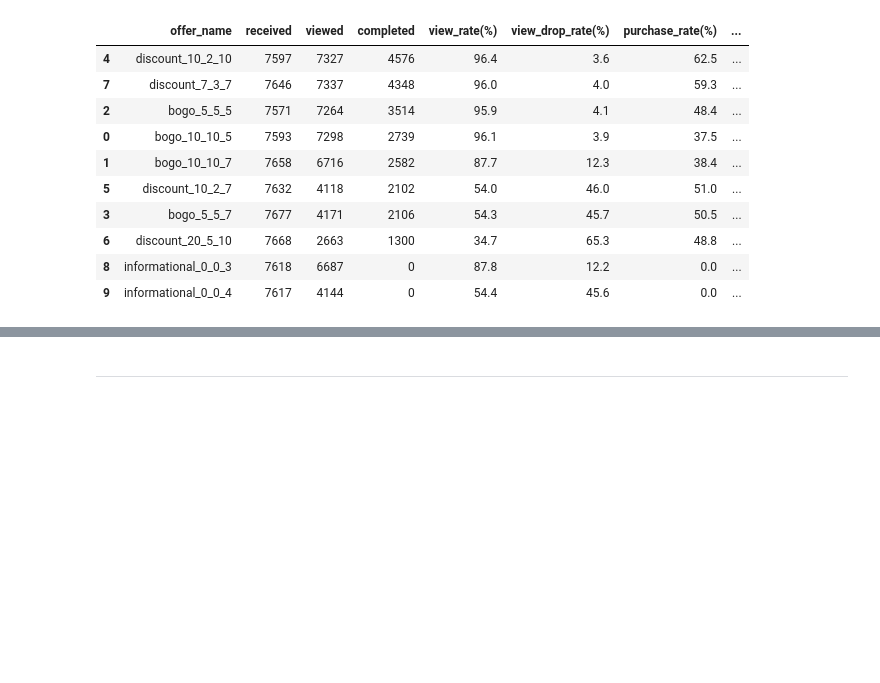
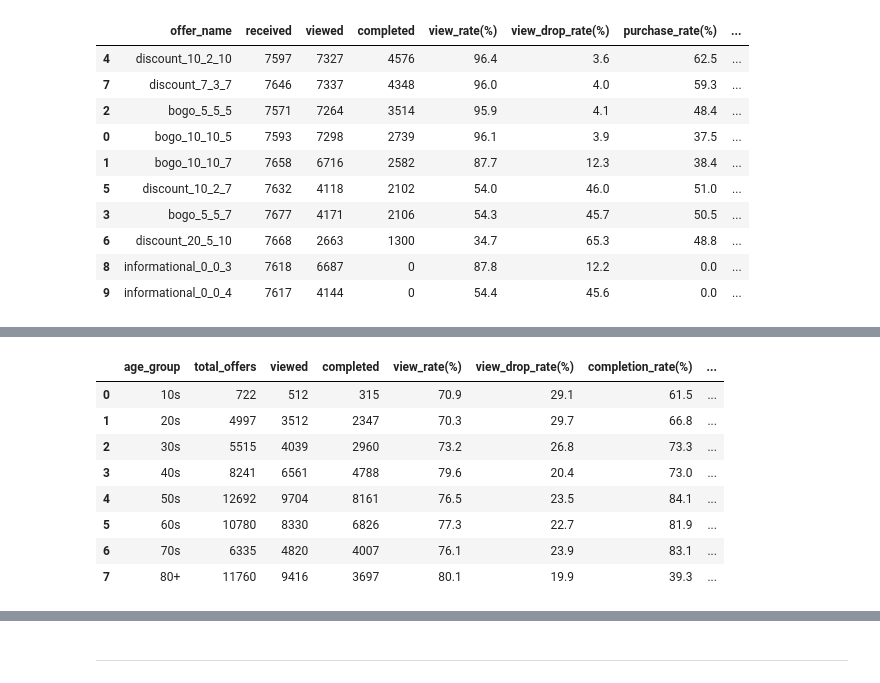
Before and after one commit to yoohengu/marketing_starbucks, a Jupyter notebook: khw/04_UK_bogo_dis_seg_cus.ipynb, the cells around one changed output, grey strips where cells are left out. Saved outputs shown, nothing was run; the diff lists cells and outputs as text; code cells hidden in the pictures; blank space fills up the shorter version.

```diff
--- a/khw/04_UK_bogo_dis_seg_cus.ipynb
+++ b/khw/04_UK_bogo_dis_seg_cus.ipynb
@@ -721,0 +725,10 @@ display(offer_funnel_df.sort_values('total_cvr(%)', ascending=False))
+# %%
+# 세그먼트 분석용 데이터 복사 (bogo랑 discount만!)
+seg_df = promotion[promotion['offer_type'].isin(['bogo', 'discount'])].copy()
+
+# 공통 플래그 만들기
+seg_df['viewed_flag'] = seg_df['offer viewed'].notna().astype(int)
+seg_df['completed_flag'] = seg_df['offer completed'].notna().astype(int)
+
+# # 0/1 플래그를 숫자형으로 정리
+# seg_df['valid_attr_flag'] = seg_df['is_deduplicated'].astype(int)
@@ -721,0 +779,58 @@ display(offer_funnel_df.sort_values('total_cvr(%)', ascending=False))
+# %%
+seg_df['age_group'] = pd.cut(
+    seg_df['age'],
+    bins=[0, 20, 30, 40, 50, 60, 70, 80, 120],
+    labels=['10s', '20s', '30s', '40s', '50s', '60s', '70s', '80+'],
+    right=False
+)
+
+seg_df['age_group'] = seg_df['age_group'].astype('object').fillna('Unknown')
+
+age_summary = seg_df.groupby('age_group').agg(
+    total_offers=('person', 'count'),
+    viewed=('viewed_flag', 'sum'),
+    completed=('completed_flag', 'sum'),
+    valid_attr=('is_deduplicated', 'sum')
+).reset_index()
+
+age_summary['view_rate(%)'] = (
+    age_summary['viewed'] / age_summary['total_offers'] * 100
+).round(1)
+
+age_summary['view_drop_rate(%)'] = (
+    100 - age_summary['view_rate(%)']
+).round(1)
+
+age_summary['completion_rate(%)'] = (
+    age_summary['completed'] / age_summary['viewed'] * 100
+).round(1)
+
+age_summary['completion_drop_rate(%)'] = (
+    100 - age_summary['completion_rate(%)']
+).round(1)
+
+display(
+    age_summary[
+        [
+            'age_group',
+            'total_offers',
+            'viewed',
+            'completed',
+            'view_rate(%)',
+            'view_drop_rate(%)',
+            'completion_rate(%)',
+            'completion_drop_rate(%)',
+            'valid_attr'
+        ]
+    ]
+)
+# %% [output]
+|  | age_group | total_offers | viewed | completed | view_rate(%) | view_drop_rate(%) | completion_rate(%) | ... |
+| 0 | 10s | 722 | 512 | 315 | 70.9 | 29.1 | 61.5 | ... |
+| 1 | 20s | 4997 | 3512 | 2347 | 70.3 | 29.7 | 66.8 | ... |
+| 2 | 30s | 5515 | 4039 | 2960 | 73.2 | 26.8 | 73.3 | ... |
+| 3 | 40s | 8241 | 6561 | 4788 | 79.6 | 20.4 | 73.0 | ... |
+| 4 | 50s | 12692 | 9704 | 8161 | 76.5 | 23.5 | 84.1 | ... |
+| 5 | 60s | 10780 | 8330 | 6826 | 77.3 | 22.7 | 81.9 | ... |
+| 6 | 70s | 6335 | 4820 | 4007 | 76.1 | 23.9 | 83.1 | ... |
+| 7 | 80+ | 11760 | 9416 | 3697 | 80.1 | 19.9 | 39.3 | ... |
```
Also changed, not shown: parts of 5 cells of this notebook.
